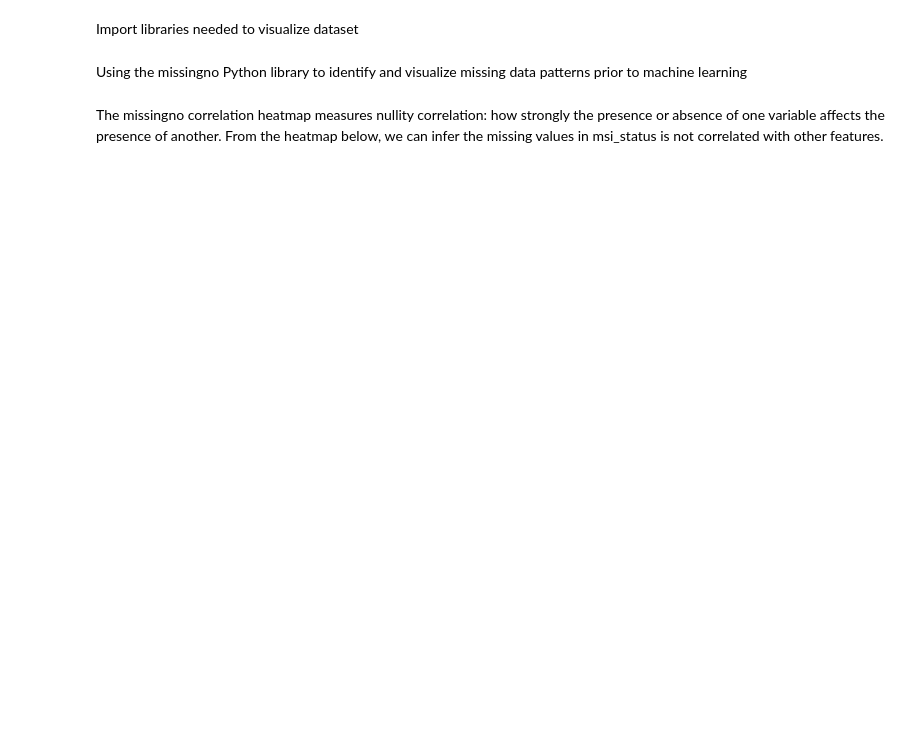
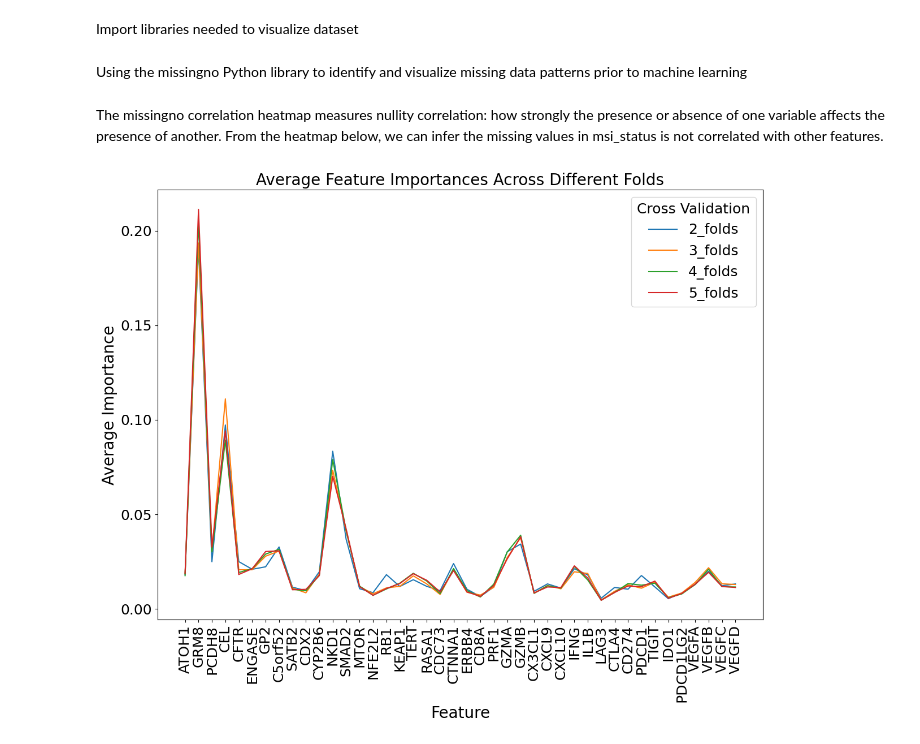
Before and after one commit to nabilasiregar/ML4CRC, a Jupyter notebook: notebooks/visualize.ipynb, the cells around one changed output. Drawn from its saved outputs; the diff is of its cells as text; code cells hidden in the pictures; blank space fills up the shorter version.

```diff
--- a/notebooks/visualize.ipynb
+++ b/notebooks/visualize.ipynb
@@ -60,3 +60,26 @@ merged_data = pd.merge(prediction_data, rna_data, left_on='SampleID', right_inde
 
 msno.heatmap(merged_data, figsize=(10, 8))
 plt.show()
+# %%
+import pandas as pd
+import matplotlib.pyplot as plt
+
+# Load the feature importances from the CSV
+feature_importances = pd.read_csv('../data/final/feature_importances_across_folds.csv', index_col=0)
+
+# Plot the feature importances
+plt.figure(figsize=(12, 10))
+
+for column in feature_importances.columns:
+    plt.plot(feature_importances.index, feature_importances[column], label=column)
+
+plt.title('Average Feature Importances Across Different Folds', fontsize=20)
+plt.xlabel('Feature', fontsize=20)
+plt.ylabel('Average Importance', fontsize=20)
+plt.legend(title='Cross Validation', title_fontsize=18, fontsize=18)
+plt.xticks(rotation=90, fontsize=18)  # Rotate feature names for better readability
+plt.yticks(fontsize=18)
+plt.tight_layout()  # Adjust layout to fit all labels
+plt.show()
+# %% [output]
+[figure, added]
```
Also changed, not shown: 8 other files.
